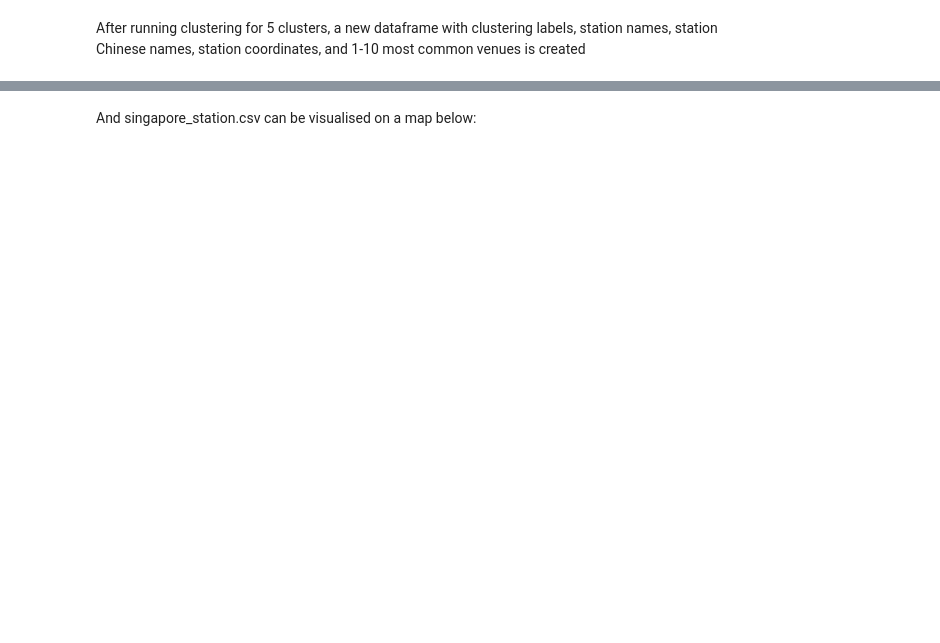
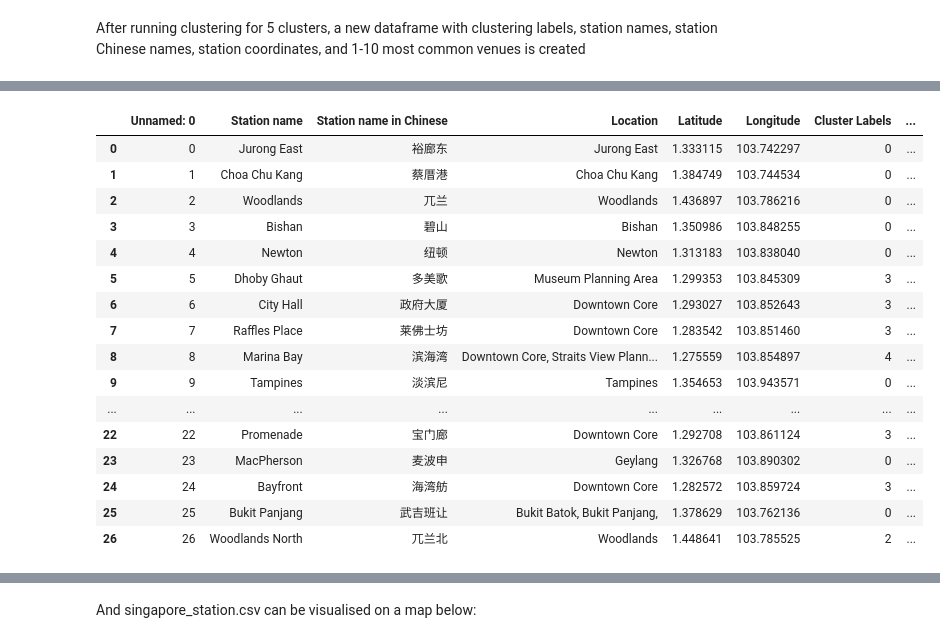
Before and after one commit to SophiaSama/DataScience, a Jupyter notebook: Week5_Report.ipynb, the cells around one changed output, grey strips where cells are left out. Drawn from its saved outputs; the diff is of its cells as text; code cells hidden in the pictures; blank space fills up the shorter version.

```diff
--- a/Week5_Report.ipynb
+++ b/Week5_Report.ipynb
@@ -57,2 +71,22 @@ After running clustering for 5 clusters, a new dataframe with clustering labels,
+# %%
+pd.read_csv('singapore_stations.csv')
+# %% [output]
+|  | Unnamed: 0 | Station name | Station name in Chinese | Location | Latitude | Longitude | Cluster Labels | ... |
+| 0 | 0 | Jurong East | 裕廊东 | Jurong East | 1.333115 | 103.742297 | 0 | ... |
+| 1 | 1 | Choa Chu Kang | 蔡厝港 | Choa Chu Kang | 1.384749 | 103.744534 | 0 | ... |
+| 2 | 2 | Woodlands | 兀兰 | Woodlands | 1.436897 | 103.786216 | 0 | ... |
+| 3 | 3 | Bishan | 碧山 | Bishan | 1.350986 | 103.848255 | 0 | ... |
+| 4 | 4 | Newton | 纽顿 | Newton | 1.313183 | 103.838040 | 0 | ... |
+| 5 | 5 | Dhoby Ghaut | 多美歌 | Museum Planning Area | 1.299353 | 103.845309 | 3 | ... |
+| 6 | 6 | City Hall | 政府大厦 | Downtown Core | 1.293027 | 103.852643 | 3 | ... |
+| 7 | 7 | Raffles Place | 莱佛士坊 | Downtown Core | 1.283542 | 103.851460 | 3 | ... |
+| 8 | 8 | Marina Bay | 滨海湾 | Downtown Core, Straits View Plann... | 1.275559 | 103.854897 | 4 | ... |
+| 9 | 9 | Tampines | 淡滨尼 | Tampines | 1.354653 | 103.943571 | 0 | ... |
+| ... | ... | ... | ... | ... | ... | ... | ... | ... |
+| 22 | 22 | Promenade | 宝门廊 | Downtown Core | 1.292708 | 103.861124 | 3 | ... |
+| 23 | 23 | MacPherson | 麦波申 | Geylang | 1.326768 | 103.890302 | 0 | ... |
+| 24 | 24 | Bayfront | 海湾舫 | Downtown Core | 1.282572 | 103.859724 | 3 | ... |
+| 25 | 25 | Bukit Panjang | 武吉班让 | Bukit Batok, Bukit Panjang, | 1.378629 | 103.762136 | 0 | ... |
+| 26 | 26 | Woodlands North | 兀兰北 | Woodlands | 1.448641 | 103.785525 | 2 | ... |
 # %% [markdown]
 We can see that Chinese Restaurant is the top most common venues for several MRT stations, and they are all under Cluster 0.
```
Also changed, not shown: parts of 5 cells of this notebook.
